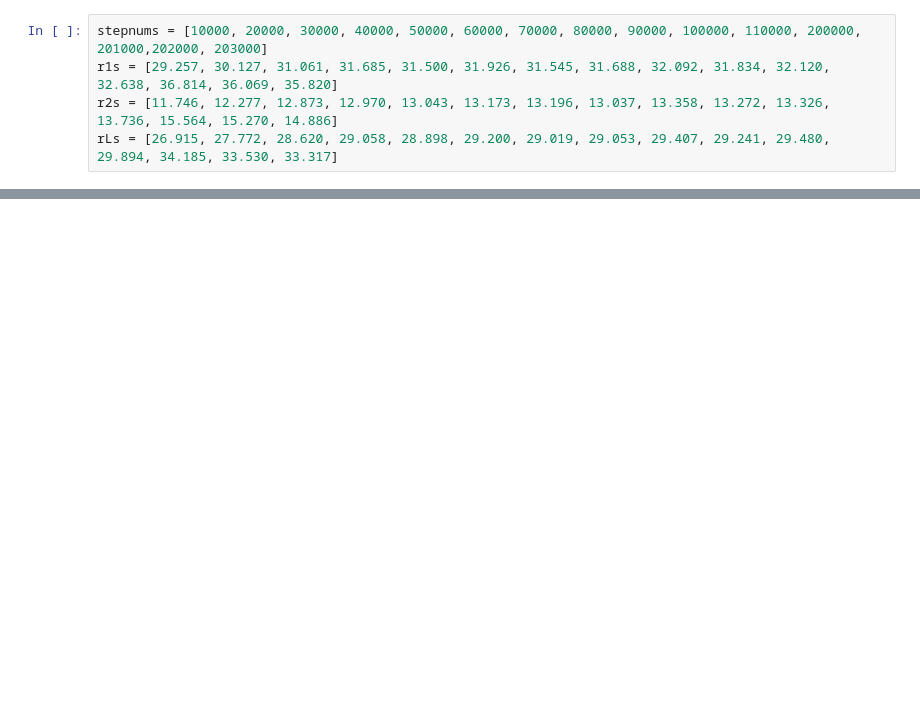
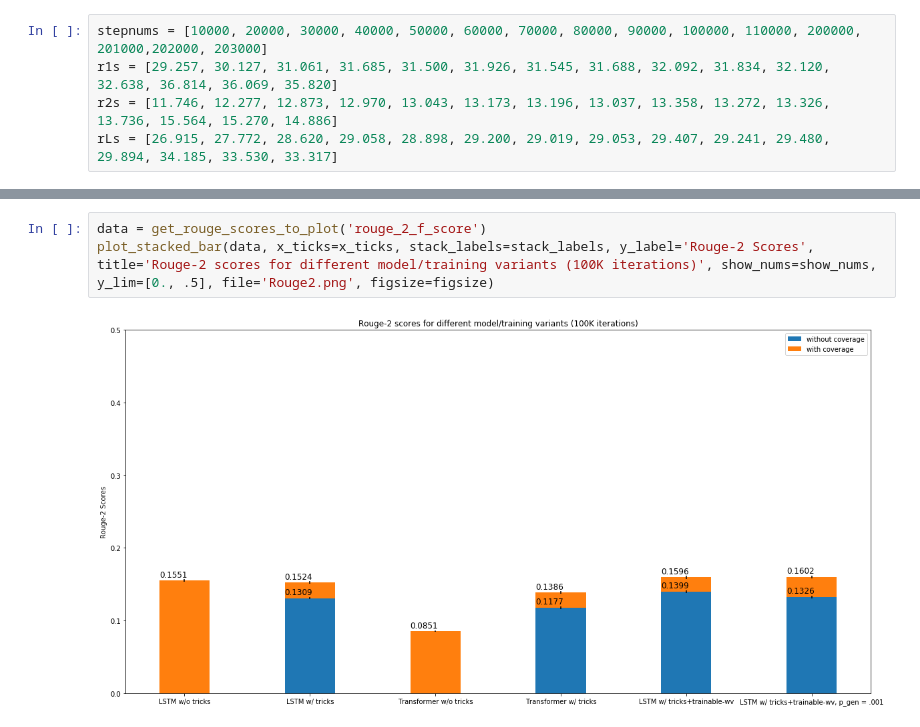
Before and after one commit to dmcinerney/Summarization, a Jupyter notebook: plot_rouge.ipynb, the cells around one changed output, grey strips where cells are left out. Drawn from its saved outputs; the diff is of its cells as text; blank space fills up the shorter version.

```diff
--- a/plot_rouge.ipynb
+++ b/plot_rouge.ipynb
@@ -95,0 +68,5 @@ plot_rouge('Rouge-L', 'rouge_l_f_score', 'Rougel.png', [0., .5])
+# %%
+data = get_rouge_scores_to_plot('rouge_2_f_score')
+plot_stacked_bar(data, x_ticks=x_ticks, stack_labels=stack_labels, y_label='Rouge-2 Scores', title='Rouge-2 scores for different model/training variants (100K iterations)', show_nums=show_nums, y_lim=[0., .5], file='Rouge2.png', figsize=figsize)
+# %% [output]
+[figure, added]
```
Also changed, not shown: parts of 17 cells of this notebook, 11 other files.
